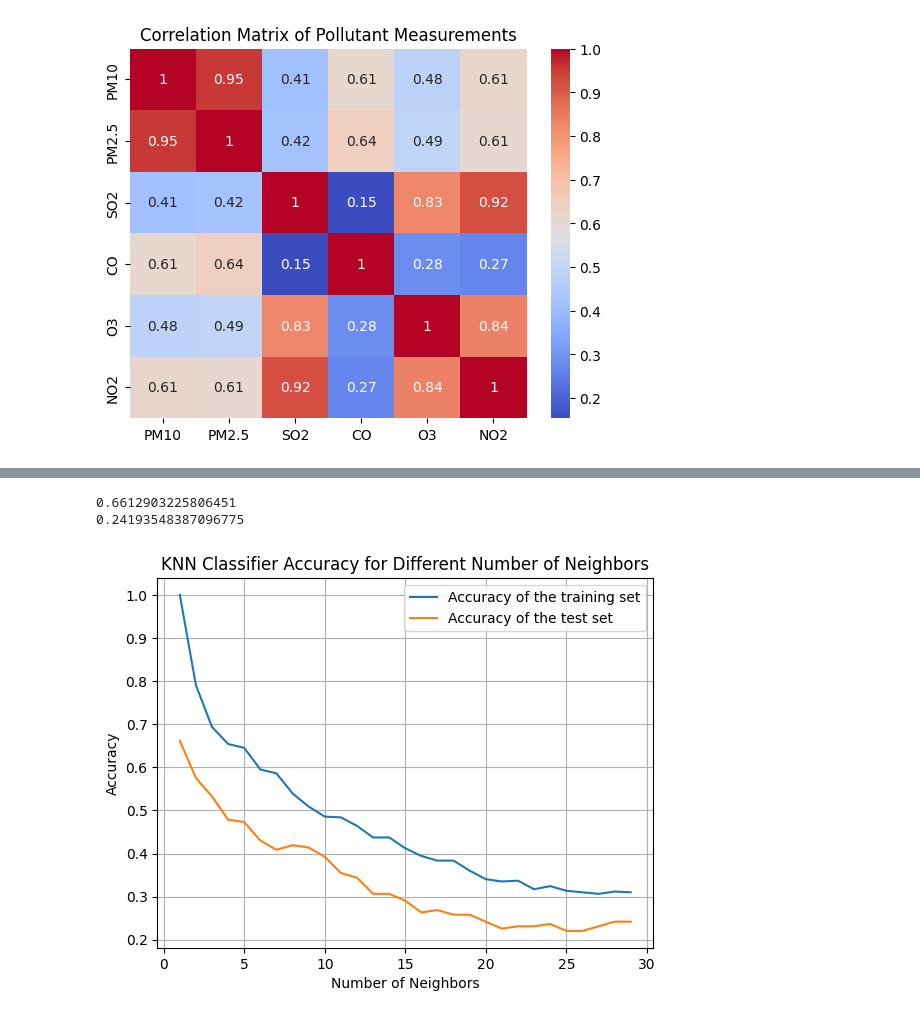
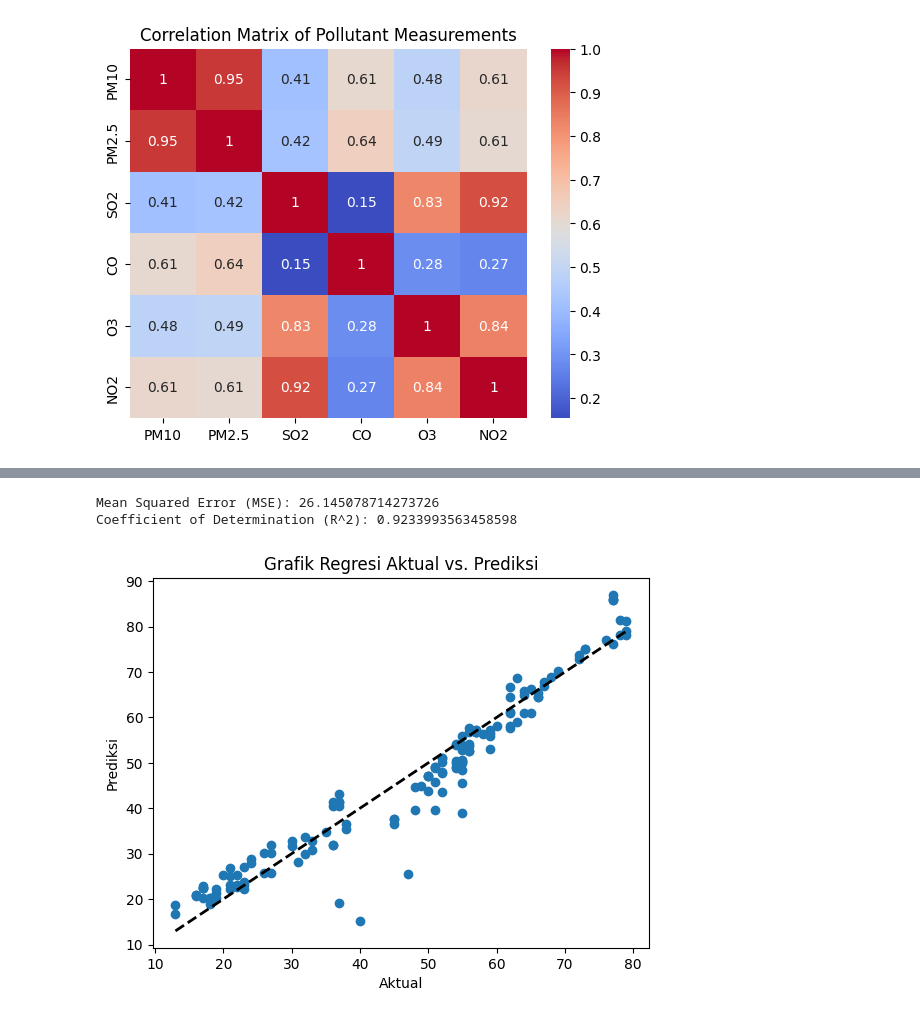
Before and after one commit to andidprastyo/air_quality_analysis, a Jupyter notebook: analysis_new.ipynb, the cells around one changed output, grey strips where cells are left out. Cells and saved outputs as stored; diff of their text form; code cells hidden in the pictures.

```diff
--- a/analysis_new.ipynb
+++ b/analysis_new.ipynb
@@ -269,28 +234,44 @@ array([0.66129032, 0.57526882, 0.53225806, 0.47849462, 0.47311828,
-# %%
-print(np.max(Acc))
-print(np.min(Acc))
-# %% [output]
-0.6612903225806451
-0.24193548387096775
-# %%
-training_acc = []
-test_acc = []
-
-# try KNN for different k nearest neighbor from 1 to 30
-neighbors_setting = range(1, 30)
-
-for n_neighbors in neighbors_setting:
-    knn = KNeighborsClassifier(n_neighbors = n_neighbors)
-    knn.fit(x_train, y_train.ravel())
-    training_acc.append(knn.score(x_train, y_train))
-    test_acc.append(knn.score(x_test, y_test))
-plt.plot(neighbors_setting, training_acc, label = 'Accuracy of the training set')
-plt.plot(neighbors_setting, test_acc, label = 'Accuracy of the test set')
-plt.ylabel('Accuracy')
-plt.xlabel('Number of Neighbors')
-plt.title('KNN Classifier Accuracy for Different Number of Neighbors')
-plt.grid(True)
-plt.legend()
-plt.show()
-# %% [output]
-[figure, removed]
+# %%
+from sklearn.svm import SVR
+from sklearn.model_selection import train_test_split
+from sklearn.metrics import mean_squared_error, r2_score
+
+# Memilih fitur-fitur yang relevan
+X = df_air[['PM10', 'SO2', 'CO', 'O3', 'NO2']]
+y = df_air['PM2.5']
+
+# Memisahkan data menjadi data latih dan data uji
+X_train, X_test, y_train, y_test = train_test_split(X, y, test_size=0.2, random_state=0)
+
+# Membuat objek model SVR
+svm_model = SVR(kernel='linear')
+
+# Melatih model dengan data latih
+svm_model.fit(X_train, y_train)
+
+# Memprediksi tingkat polusi udara menggunakan data uji
+y_pred = svm_model.predict(X_test)
+
+# Evaluasi model
+mse = mean_squared_error(y_test, y_pred)
+r2 = r2_score(y_test, y_pred)
+
+# Menampilkan hasil evaluasi
+print("Mean Squared Error (MSE):", mse)
+print("Coefficient of Determination (R^2):", r2)
+# %% [output]
+Mean Squared Error (MSE): 26.145078714273726
+Coefficient of Determination (R^2): 0.9233993563458598
+# %%
+# Memprediksi tingkat polusi udara menggunakan data uji
+y_pred = svm_model.predict(X_test)
+
+# Memplot grafik regresi aktual vs. prediksi
+plt.scatter(y_test, y_pred)
+plt.plot([y_test.min(), y_test.max()], [y_test.min(), y_test.max()], 'k--', lw=2)  # Garis identitas
+plt.xlabel('Aktual')
+plt.ylabel('Prediksi')
+plt.title('Grafik Regresi Aktual vs. Prediksi')
+plt.show()
+# %% [output]
+[figure, added]
```
Also changed, not shown: parts of 11 cells of this notebook.
